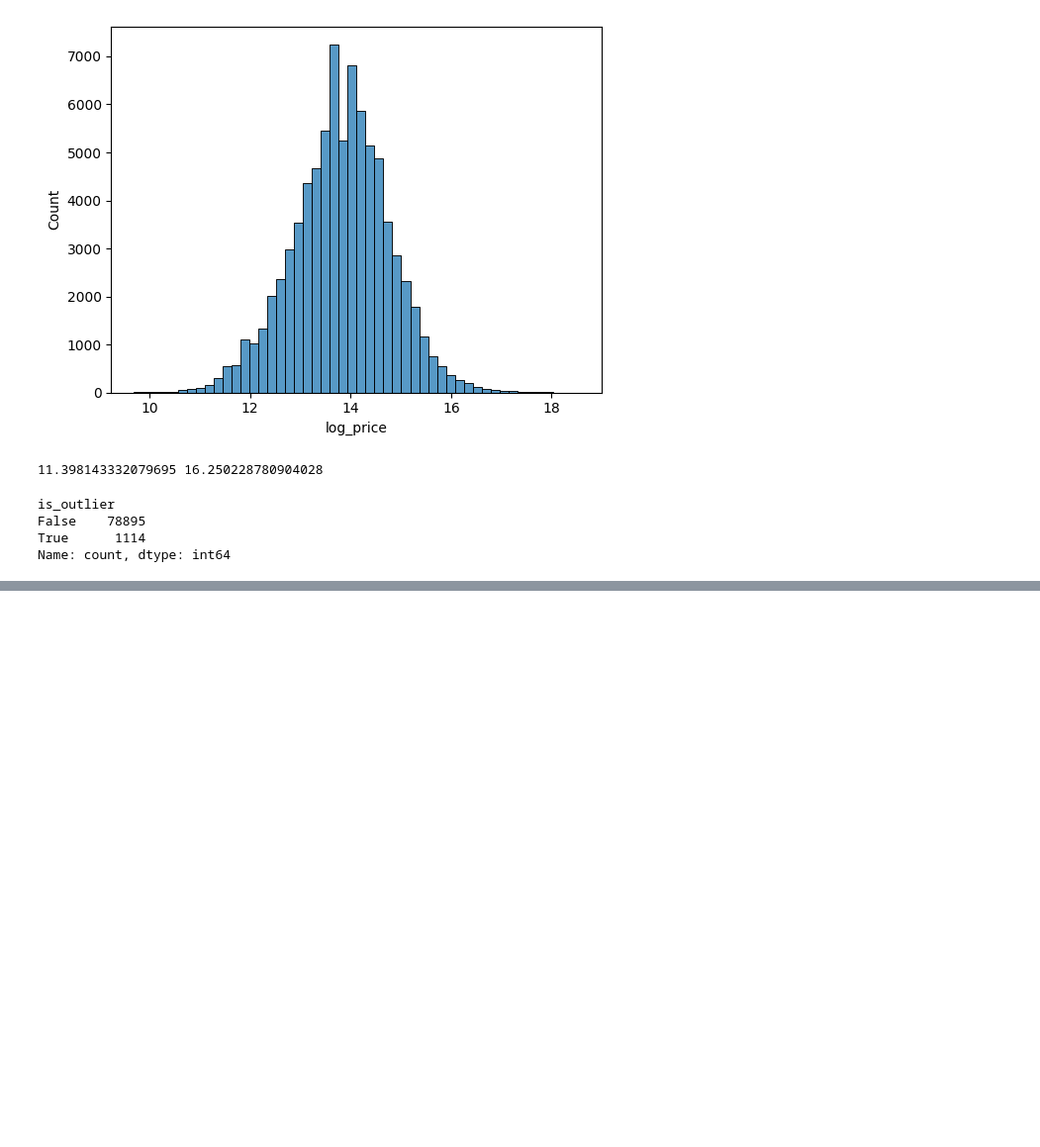
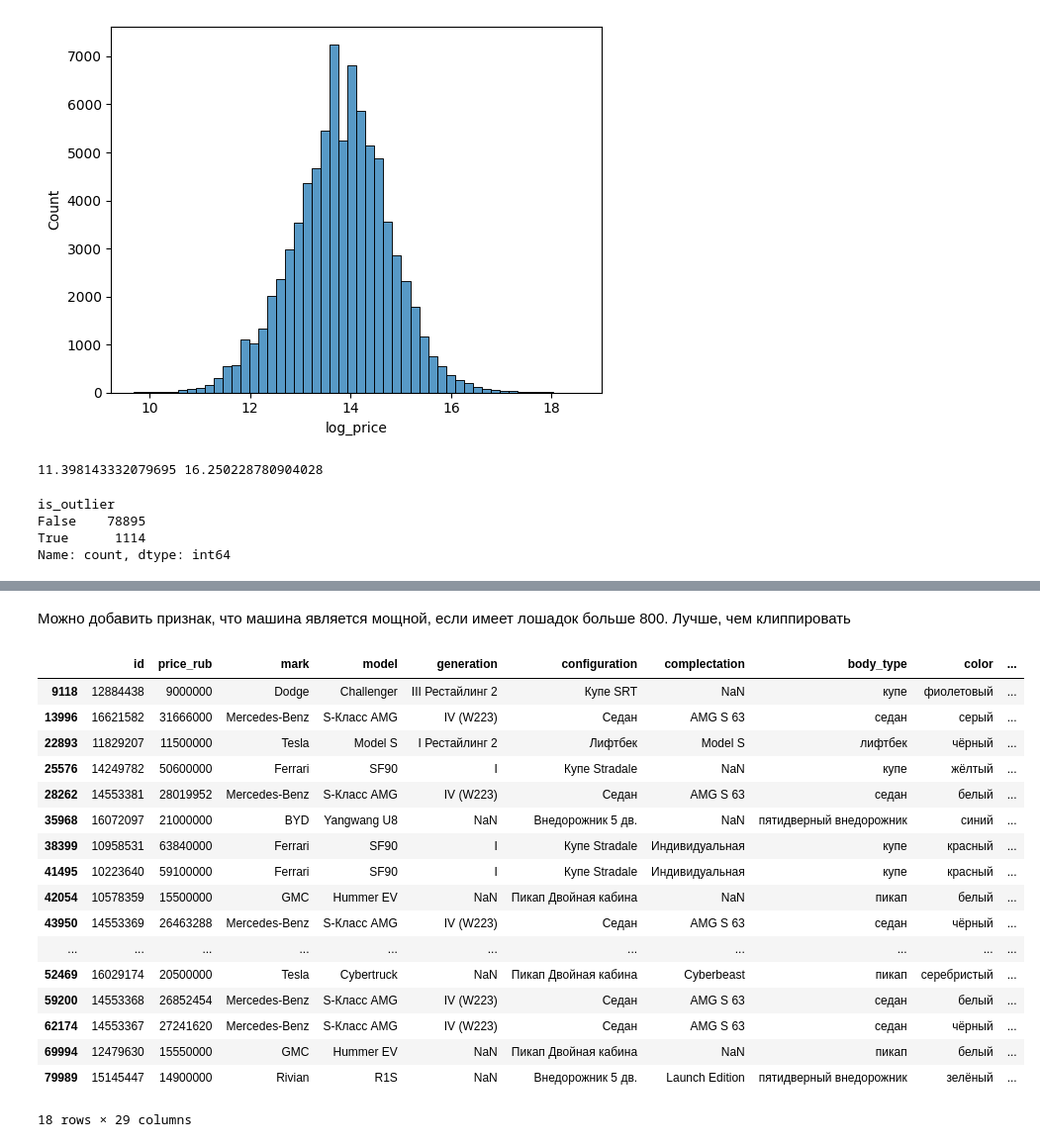
Before and after one commit to KazGet/Predict_car_price, a Jupyter notebook: notebooks/01_exploration.ipynb, the cells around one changed output, grey strips where cells are left out. Shown at 99% size. Drawn from its saved outputs; the diff is of its cells as text; code cells hidden in the pictures; blank space fills up the shorter version.

```diff
--- a/notebooks/01_exploration.ipynb
+++ b/notebooks/01_exploration.ipynb
@@ -82,0 +93,24 @@ Name: count, dtype: int64
+# %% [markdown]
+Можно добавить признак, что машина является мощной, если имеет лошадок больше 800. Лучше, чем клиппировать
+# %%
+pd.set_option('display.max_colwidth', 50)
+df[df['horse_power']>800]
+# %% [output]
+|  | id | price_rub | mark | model | generation | configuration | complectation | body_type | color | ... |
+| 9118 | 12884438 | 9000000 | Dodge | Challenger | III Рестайлинг 2 | Купе SRT | NaN | купе | фиолетовый | ... |
+| 13996 | 16621582 | 31666000 | Mercedes-Benz | S-Класс AMG | IV (W223) | Седан | AMG S 63 | седан | серый | ... |
+| 22893 | 11829207 | 11500000 | Tesla | Model S | I Рестайлинг 2 | Лифтбек | Model S | лифтбек | чёрный | ... |
+| 25576 | 14249782 | 50600000 | Ferrari | SF90 | I | Купе Stradale | NaN | купе | жёлтый | ... |
+| 28262 | 14553381 | 28019952 | Mercedes-Benz | S-Класс AMG | IV (W223) | Седан | AMG S 63 | седан | белый | ... |
+| 35968 | 16072097 | 21000000 | BYD | Yangwang U8 | NaN | Внедорожник 5 дв. | NaN | пятидверный внедорожник | синий | ... |
+| 38399 | 10958531 | 63840000 | Ferrari | SF90 | I | Купе Stradale | Индивидуальная | купе | красный | ... |
+| 41495 | 10223640 | 59100000 | Ferrari | SF90 | I | Купе Stradale | Индивидуальная | купе | красный | ... |
+| 42054 | 10578359 | 15500000 | GMC | Hummer EV | NaN | Пикап Двойная кабина | NaN | пикап | белый | ... |
+| 43950 | 14553369 | 26463288 | Mercedes-Benz | S-Класс AMG | IV (W223) | Седан | AMG S 63 | седан | чёрный | ... |
+| ... | ... | ... | ... | ... | ... | ... | ... | ... | ... | ... |
+| 52469 | 16029174 | 20500000 | Tesla | Cybertruck | NaN | Пикап Двойная кабина | Cyberbeast | пикап | серебристый | ... |
+| 59200 | 14553368 | 26852454 | Mercedes-Benz | S-Класс AMG | IV (W223) | Седан | AMG S 63 | седан | белый | ... |
+| 62174 | 14553367 | 27241620 | Mercedes-Benz | S-Класс AMG | IV (W223) | Седан | AMG S 63 | седан | чёрный | ... |
+| 69994 | 12479630 | 15550000 | GMC | Hummer EV | NaN | Пикап Двойная кабина | NaN | пикап | белый | ... |
+| 79989 | 15145447 | 14900000 | Rivian | R1S | NaN | Внедорожник 5 дв. | Launch Edition | пятидверный внедорожник | зелёный | ... |
+18 rows × 29 columns
```
Also changed, not shown: parts of 5 cells of this notebook.
